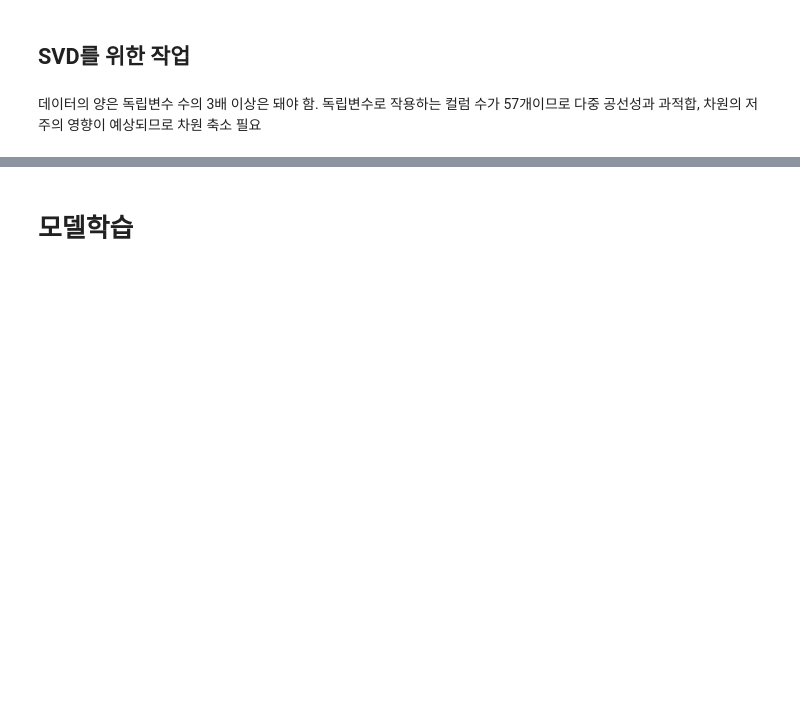
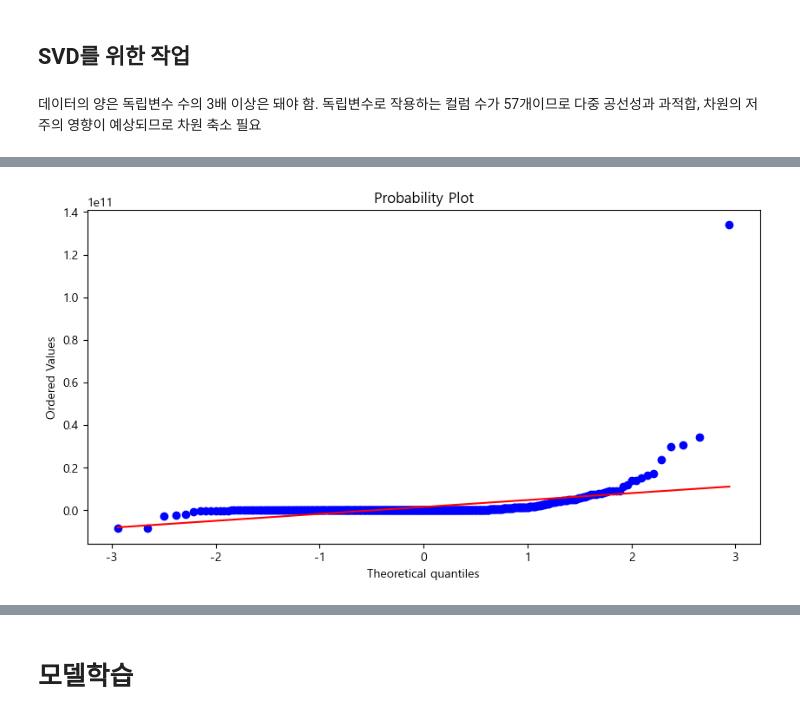
Before and after one commit to nyeokinyeoki/Gym_zalabim, a Jupyter notebook: ipynb/hospital.ipynb, the cells around one changed output, grey strips where cells are left out. Saved outputs shown, nothing was run; the diff lists cells and outputs as text; code cells hidden in the pictures; blank space fills up the shorter version.

```diff
--- a/ipynb/hospital.ipynb
+++ b/ipynb/hospital.ipynb
@@ -895,8 +963,10 @@ for i in range(df_hos.shape[1]) :
 # %%
 import matplotlib.pyplot as plt
 
 plt.figure(figsize=(10,5))    # 그래프 사이즈 지정
-stats.probplot(df_hos.iloc[:,7], dist=stats.norm, plot=plt) #Sample은 어느 정도 어긋났는지 비교할 분포,
+stats.probplot(df_join_clst.iloc[:,7], dist=stats.norm, plot=plt) #Sample은 어느 정도 어긋났는지 비교할 분포,
                                                   #dist는 기준이 되는 분포, 정규 분포가 아니어도 된다.
                                                   #plot은 주로 matplotlib.plt 객체 사용
 plt.show()
+# %% [output]
+[figure, added]
```
Also changed, not shown: parts of 24 cells of this notebook.
